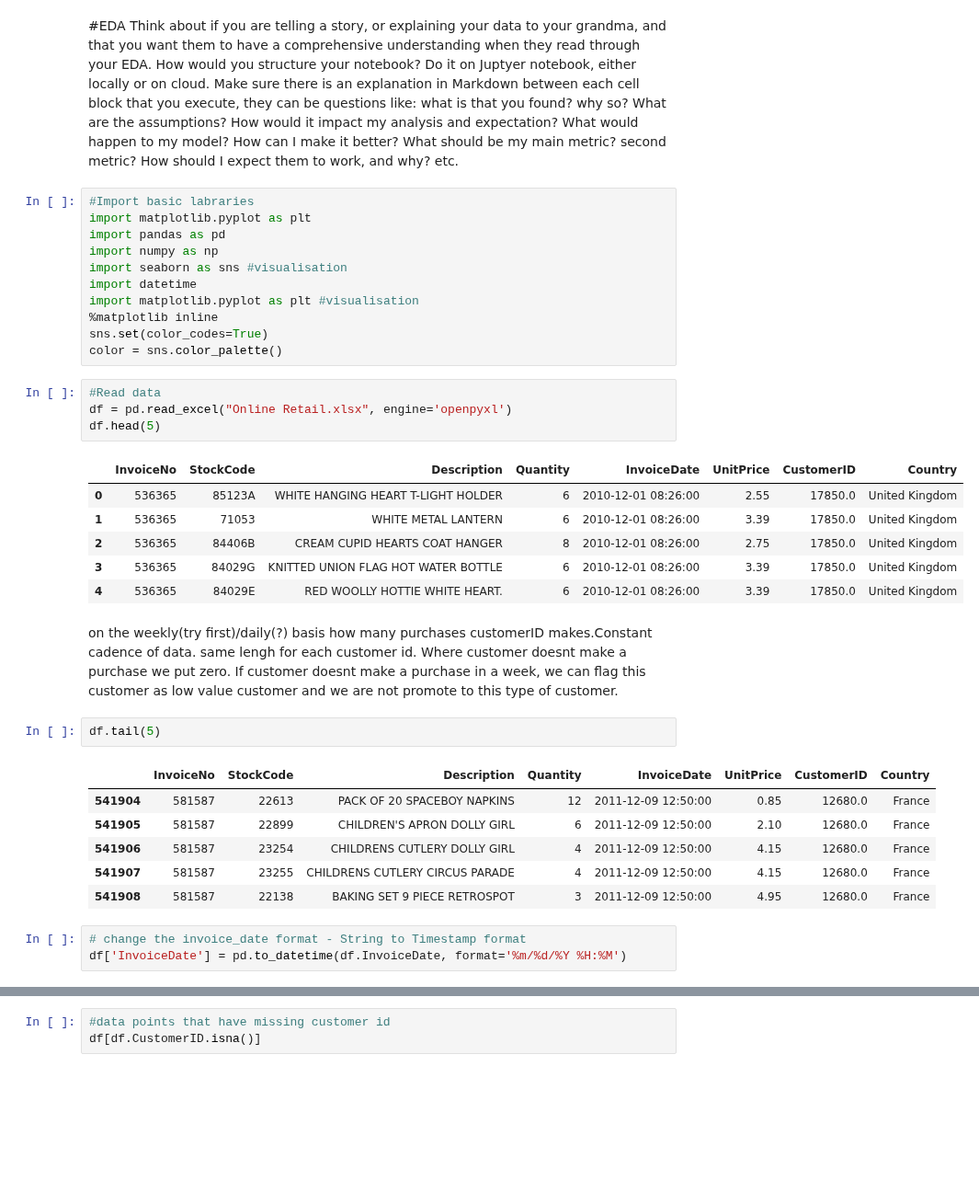
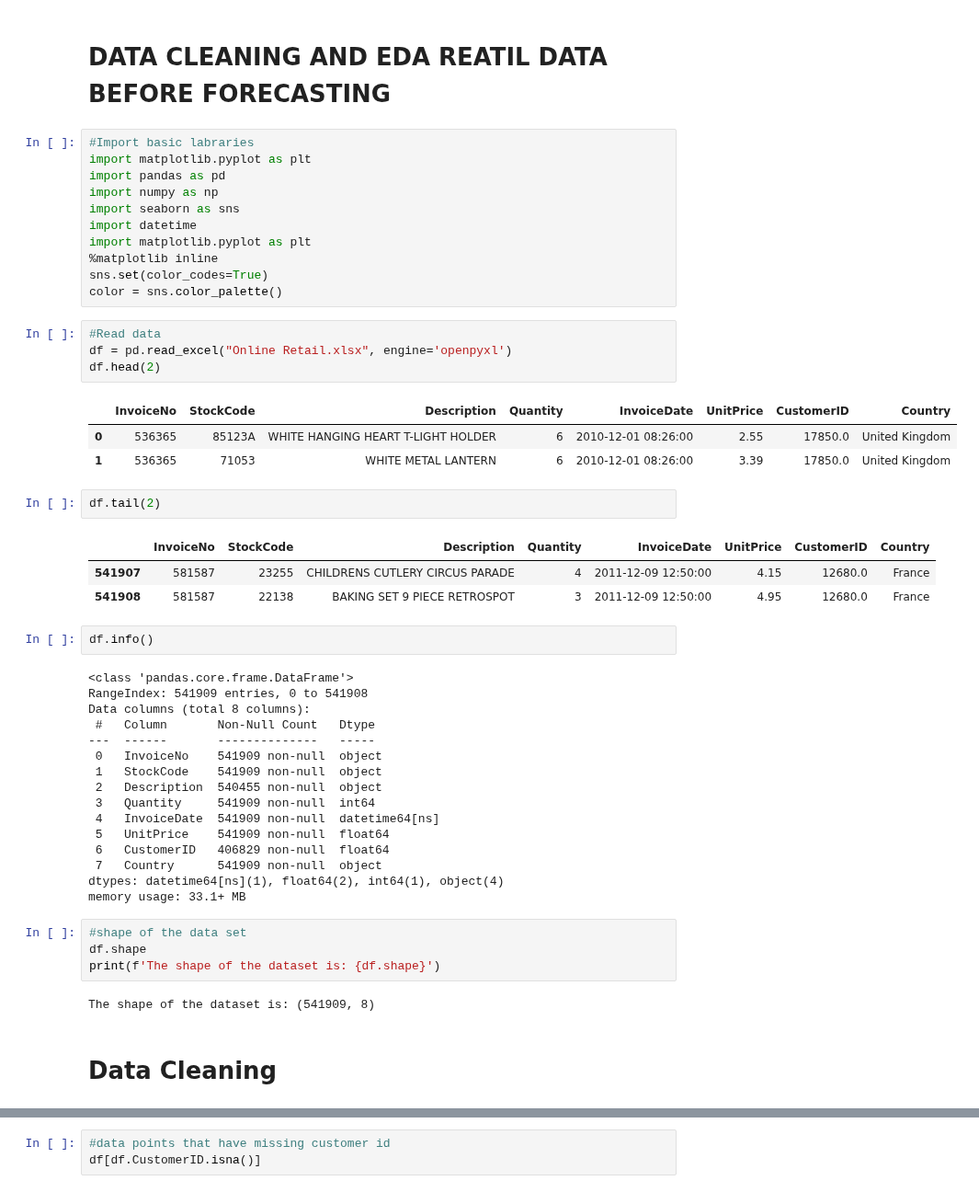
Before and after one commit to livashov/Project-1_MediaMixModeling, a Jupyter notebook: EDA_CLV.ipynb, the cells around one changed output, grey strips where cells are left out. Shown at 92% size. Cells and saved outputs as stored; diff of their text form; blank space fills up the shorter version.

```diff
--- a/EDA_CLV.ipynb
+++ b/EDA_CLV.ipynb
@@ -1,48 +1,53 @@
-# %% [markdown]
-#EDA
-Think about if you are telling a story, or explaining your data to your grandma, and that you want them to have a comprehensive understanding when they read through your EDA. How would you structure your notebook?
-Do it on Juptyer notebook, either locally or on cloud.
-Make sure there is an explanation in Markdown between each cell block that you execute, they can be questions like:
-what is that you found? why so?
-What are the assumptions?
-How would it impact my analysis and expectation?
-What would happen to my model?
-How can I make it better?
-What should be my main metric? second metric? How should I expect them to work, and why?
-etc.
+# %% [markdown]
+# DATA CLEANING AND EDA REATIL DATA BEFORE FORECASTING
 # %%
 #Import basic labraries
 import matplotlib.pyplot as plt
 import pandas as pd
 import numpy as np
-import seaborn as sns #visualisation
+import seaborn as sns
 import datetime
-import matplotlib.pyplot as plt #visualisation
+import matplotlib.pyplot as plt
 %matplotlib inline
 sns.set(color_codes=True)
 color = sns.color_palette()
 # %%
 #Read data
 df = pd.read_excel("Online Retail.xlsx", engine='openpyxl')
-df.head(5)
+df.head(2)
 # %% [output]
 |  | InvoiceNo | StockCode | Description | Quantity | InvoiceDate | UnitPrice | CustomerID | Country |
 | 0 | 536365 | 85123A | WHITE HANGING HEART T-LIGHT HOLDER | 6 | 2010-12-01 08:26:00 | 2.55 | 17850.0 | United Kingdom |
 | 1 | 536365 | 71053 | WHITE METAL LANTERN | 6 | 2010-12-01 08:26:00 | 3.39 | 17850.0 | United Kingdom |
-| 2 | 536365 | 84406B | CREAM CUPID HEARTS COAT HANGER | 8 | 2010-12-01 08:26:00 | 2.75 | 17850.0 | United Kingdom |
-| 3 | 536365 | 84029G | KNITTED UNION FLAG HOT WATER BOTTLE | 6 | 2010-12-01 08:26:00 | 3.39 | 17850.0 | United Kingdom |
-| 4 | 536365 | 84029E | RED WOOLLY HOTTIE WHITE HEART. | 6 | 2010-12-01 08:26:00 | 3.39 | 17850.0 | United Kingdom |
-# %% [markdown]
-on the weekly(try first)/daily(?) basis how many purchases customerID makes.Constant cadence of data. same lengh for each customer id. Where customer doesnt make a purchase we put zero. If customer doesnt make a purchase in a week, we can flag this customer as low value customer and we are not promote to this type of customer.
 # %%
-df.tail(5)
+df.tail(2)
 # %% [output]
 |  | InvoiceNo | StockCode | Description | Quantity | InvoiceDate | UnitPrice | CustomerID | Country |
-| 541904 | 581587 | 22613 | PACK OF 20 SPACEBOY NAPKINS | 12 | 2011-12-09 12:50:00 | 0.85 | 12680.0 | France |
-| 541905 | 581587 | 22899 | CHILDREN'S APRON DOLLY GIRL | 6 | 2011-12-09 12:50:00 | 2.10 | 12680.0 | France |
-| 541906 | 581587 | 23254 | CHILDRENS CUTLERY DOLLY GIRL | 4 | 2011-12-09 12:50:00 | 4.15 | 12680.0 | France |
 | 541907 | 581587 | 23255 | CHILDRENS CUTLERY CIRCUS PARADE | 4 | 2011-12-09 12:50:00 | 4.15 | 12680.0 | France |
 | 541908 | 581587 | 22138 | BAKING SET 9 PIECE RETROSPOT | 3 | 2011-12-09 12:50:00 | 4.95 | 12680.0 | France |
-# %%
-# change the invoice_date format - String to Timestamp format
-df['InvoiceDate'] = pd.to_datetime(df.InvoiceDate, format='%m/%d/%Y %H:%M')
+# %%
+df.info()
+# %% [output]
+<class 'pandas.core.frame.DataFrame'>
+RangeIndex: 541909 entries, 0 to 541908
+Data columns (total 8 columns):
+ #   Column       Non-Null Count   Dtype
+---  ------       --------------   -----
+ 0   InvoiceNo    541909 non-null  object
+ 1   StockCode    541909 non-null  object
+ 2   Description  540455 non-null  object
+ 3   Quantity     541909 non-null  int64
+ 4   InvoiceDate  541909 non-null  datetime64[ns]
+ 5   UnitPrice    541909 non-null  float64
+ 6   CustomerID   406829 non-null  float64
+ 7   Country      541909 non-null  object
+dtypes: datetime64[ns](1), float64(2), int64(1), object(4)
+memory usage: 33.1+ MB
+# %%
+#shape of the data set
+df.shape
+print(f'The shape of the dataset is: {df.shape}')
+# %% [output]
+The shape of the dataset is: (541909, 8)
+# %% [markdown]
+# Data Cleaning
```
Also changed, not shown: parts of 68 cells of this notebook.
